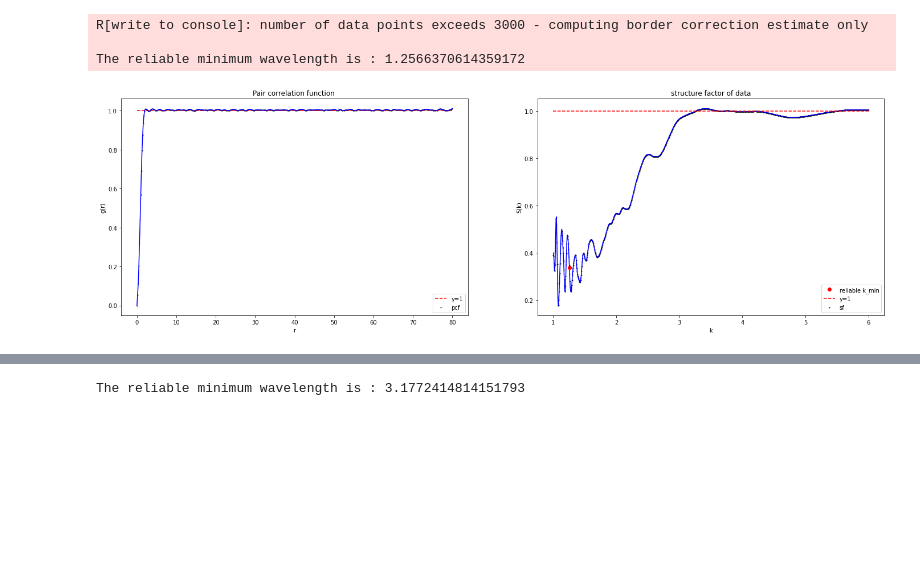
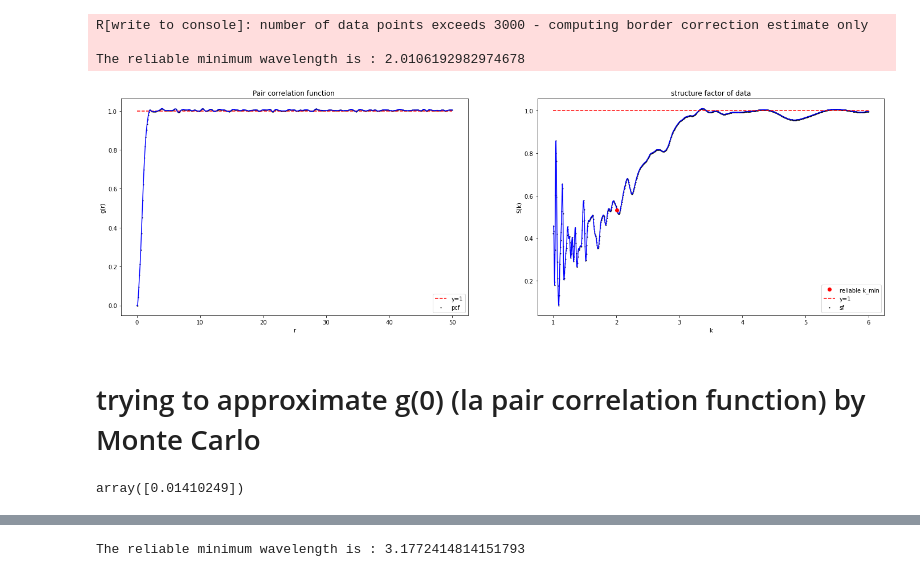
Before and after one commit to For-a-few-DPPs-more/structure-factor, a Jupyter notebook: notebooks/test_workflow.ipynb, the cells around one changed output, grey strips where cells are left out. Cells and saved outputs as stored; diff of their text form; code cells hidden in the pictures; blank space fills up the shorter version.

```diff
--- a/notebooks/test_workflow.ipynb
+++ b/notebooks/test_workflow.ipynb
@@ -31,12 +88,22 @@ my_data_gin = np.array([np.array(np.real(gin)).reshape(-1,), np.array(np.imag(gi
 #data_push = StructureFactor(my_data_push)
 # %%
 data_gin = StructureFactor(my_data_gin, intensity = 1/np.pi )
-r_vec = np.linspace(0,80, 500)
+r_vec = np.linspace(0,50, 500)
 approx_pcf_gin = data_gin.get_pcf_estimate(100, 'fv', 'd', r_vec = r_vec, spar_=0.2 )
 wave_lengh = np.linspace(1, 6, 1000 )
 approx_sf_gin, k_min = data_gin.get_fourier_estimate('pcf','estimation_2',  k= wave_lengh, N = 160)
 # %% [output]
 R[write to console]: number of data points exceeds 3000 - computing border correction estimate only
 
-The reliable minimum wavelength is : 1.2566370614359172
+The reliable minimum wavelength is : 2.0106192982974678
-[figure, old version]
+[figure, new version]
+# %% [markdown]
+# trying to approximate g(0) (la pair correlation function) by Monte Carlo
+# %%
+r_pcf_ginibre = approx_pcf_gin["r"]
+pcf_ginibre = approx_pcf_gin["pcf"]
+intensity = 1/ np.pi
+MC_ginibre = intensity* 2 * np.pi * np.sum((r_pcf_ginibre[:20]-1)*pcf_ginibre[:20])/ np.shape(r_pcf_ginibre)
+MC_ginibre
+# %% [output]
+array([0.01410249])
```
Also changed, not shown: parts of 17 cells of this notebook, 1 other file.
